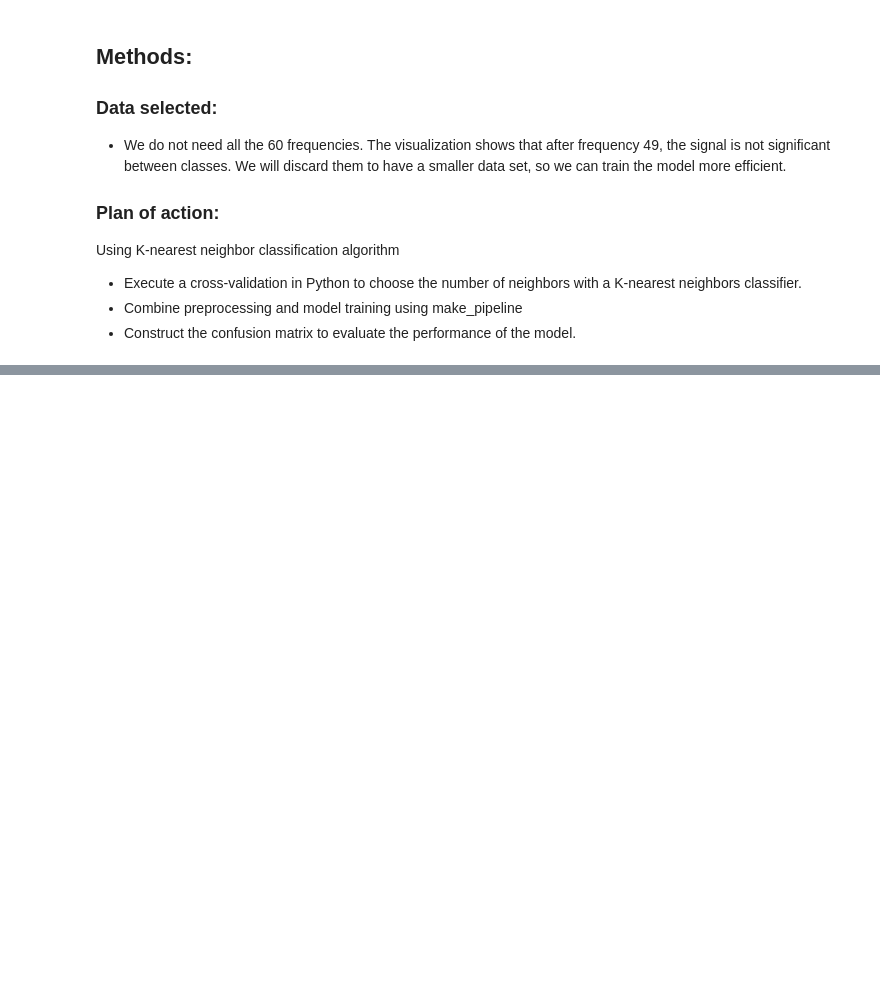
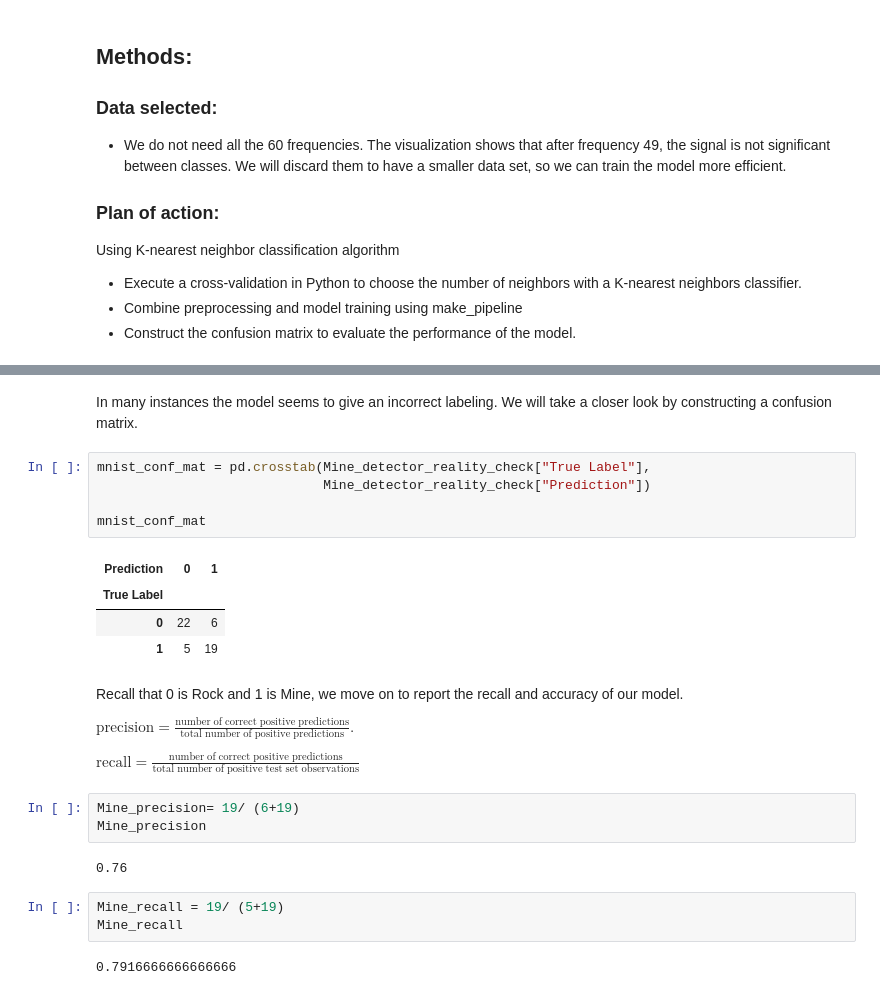
Before and after one commit to OminiCarlos/DSCI100_Group_14_Proposal_Mine_Finder, a Jupyter notebook: Mine_Finder (1).ipynb, the cells around one changed output, grey strips where cells are left out. Drawn from its saved outputs; the diff is of its cells as text; blank space fills up the shorter version.

```diff
--- a/Mine_Finder (1).ipynb
+++ b/Mine_Finder (1).ipynb
@@ -211 +363,29 @@ sonar_acc
+# %% [markdown]
+In many instances the model seems to give an incorrect labeling. We will take a closer look by constructing a confusion matrix.
+# %%
+mnist_conf_mat = pd.crosstab(Mine_detector_reality_check["True Label"],
+                             Mine_detector_reality_check["Prediction"])
+
+mnist_conf_mat
+# %% [output]
+| Prediction | 0 | 1 |
+| True Label |  |  |
+| 0 | 22 | 6 |
+| 1 | 5 | 19 |
+# %% [markdown]
+Recall that 0 is Rock and 1 is Mine, we move on to report the recall and accuracy of our model.
+
+$\mathrm{precision} = \frac{\mathrm{number \; of  \; correct \; positive \; predictions}}{\mathrm{total \;  number \;  of \; positive  \; predictions}}.$
+
+$\mathrm{recall} = \frac{\mathrm{number \; of  \; correct  \; positive \; predictions}}{\mathrm{total \;  number \;  of  \; positive \; test \; set \; observations}}$
+# %%
+Mine_precision= 19/ (6+19)
+Mine_precision
+# %% [output]
+0.76
+# %%
+Mine_recall = 19/ (5+19)
+Mine_recall
+# %% [output]
+0.7916666666666666
 # %% [markdown]
```
Also changed, not shown: parts of 18 cells of this notebook.
